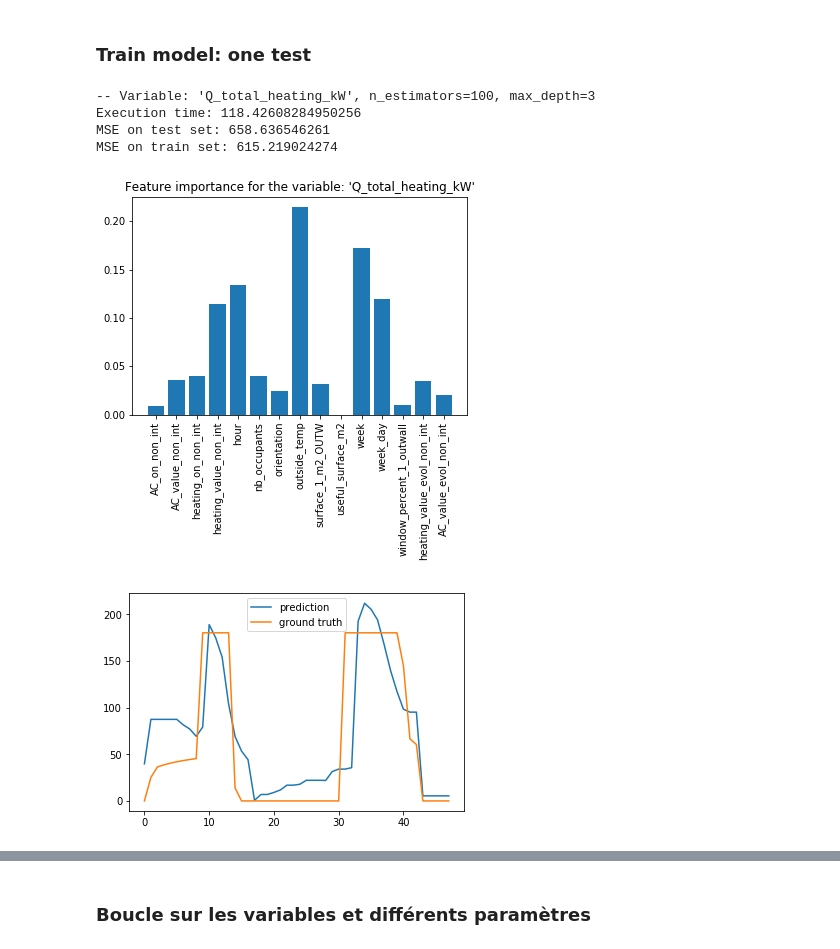
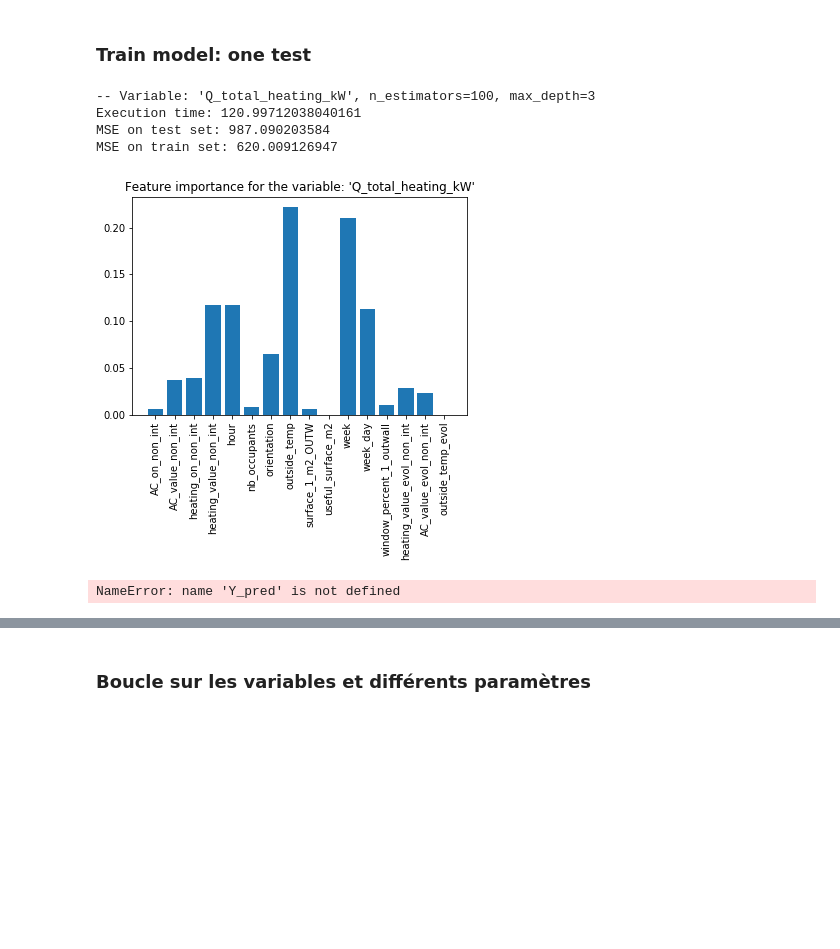
Before and after one commit to adelegi/Challenge_ENS, a Jupyter notebook: Test_XGBoost_heating_conso.ipynb, the cells around one changed output, grey strips where cells are left out. Drawn from its saved outputs; the diff is of its cells as text; code cells hidden in the pictures; blank space fills up the shorter version.

```diff
--- a/Test_XGBoost_heating_conso.ipynb
+++ b/Test_XGBoost_heating_conso.ipynb
@@ -50,7 +49,7 @@ t =  '_non_int'
 name_features = features.choose_name_features(all_features, t)
 for name in ['surface_2_m2_OUTW', 'surface_3_m2_OUTW', 'surface_4_m2_OUTW',
              'window_percent_2_outwall', 'window_percent_3_outwall', 'window_percent_4_outwall',
-             'heating_value_t_1', 'AC_value_t_1',
+             'heating_value_t_1', 'AC_value_t_1', 'outside_temp_t_1',
              #'week', 'week_day'
             ]:
     name_features.remove(name)
@@ -129,28 +121,30 @@ output['fields']
 # %%
 var = 'Q_total_heating_kW'
 n_estimators = 100
 max_depth = 3
 N = 1
 
 for i in range(N):
     model = test_xgboost(name_features, all_features, output, var,
                          n_estimators, max_depth)
+
+Y_pred = model.predict_model(model.model, model.X_test)
 # Affichages
 model.model_importance()
 num_sem = 5
 n1, n2 = num_sem*24*7, num_sem*24*7 + 2*24
 plot(model, n1, n2, Y_pred)
 
 Y_pred = predict_val(name_features, all_features, output, var, X_val,
                      n_estimators, max_depth)
 
-name_svg = './data/Y_val{}.pkl'.format(t + '_' + n_estimators + max_depth)
+name_svg = './data/Y_pred/Y_val{}.pkl'.format(t + '_' + n_estimators + max_depth)
 pkl.dump(Y_pred, open(name_svg, 'wb'))
 print("Prediction saved at " + name_svg)
 # %% [output]
 -- Variable: 'Q_total_heating_kW', n_estimators=100, max_depth=3
-Execution time: 118.42608284950256
-MSE on test set: 658.636546261
-MSE on train set: 615.219024274
+Execution time: 120.99712038040161
+MSE on test set: 987.090203584
+MSE on train set: 620.009126947
-[figure, old version]
+[figure, new version]
-[figure, removed]
+NameError: name 'Y_pred' is not defined
```
Also changed, not shown: parts of 8 cells of this notebook, 2 other files.
